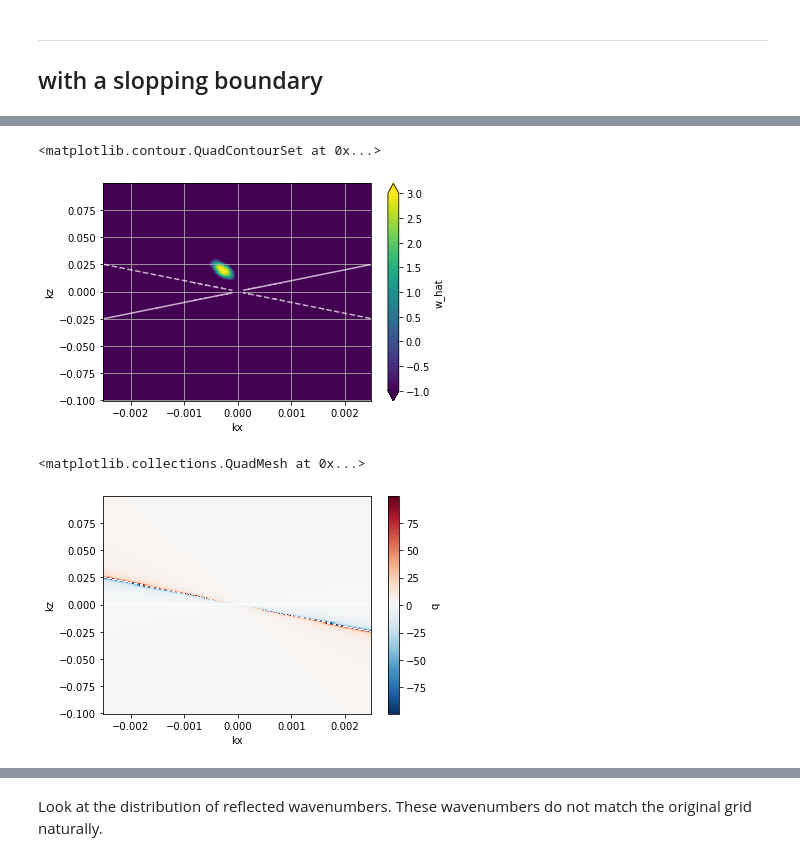
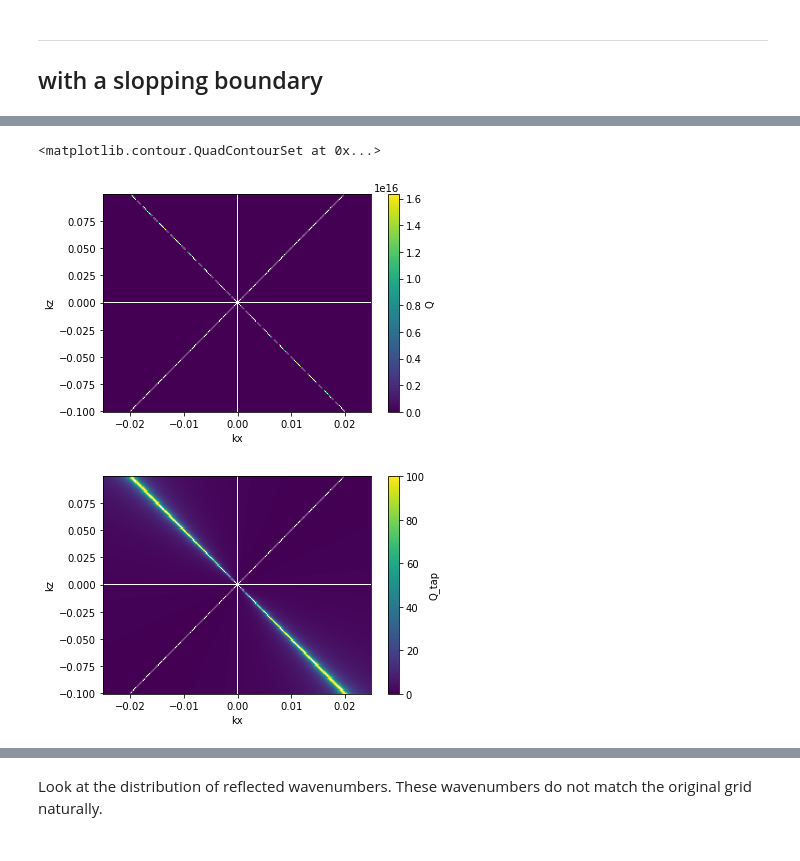
Before and after one commit to apatlpo/das_work, a Jupyter notebook: theory/iwave_packet.ipynb, the cells around one changed output, grey strips where cells are left out. Cells and saved outputs as stored; diff of their text form; code cells hidden in the pictures.

```diff
--- a/theory/iwave_packet.ipynb
+++ b/theory/iwave_packet.ipynb
@@ -557,7 +578,12 @@ ax.grid()
 ---
 
 ## with a slopping boundary
+# %%
+ds0 = ds
+# %%
+ds = ds0.copy()
 # %%
-gamma = -.1 # bathymetric slope
+gamma = -.2 # bathymetric slope
 z_bottom = -1000
+z_bottom = 0
 # %%
@@ -564,0 +594,12 @@ ds["kx_r"], ds["ky_r"], ds["kz_r"], ds["Q"], ds["q"] = ds.iw.reflected_wave(gamm
+# %%
+# tapper wavenumbers and response
+kx_max = float(max(ds.kx))
+kz_max = float(max(ds.kz))
+
+tapper = lambda x, xmax: xmax*np.tanh(x/xmax)
+
+ds["kx_r_tap"] = tapper(ds.kx_r, kx_max)
+ds["kz_r_tap"] = tapper(ds.kz_r, kz_max)
+
+Q_max = 1e2
+ds["Q_tap"] = tapper(ds.Q, Q_max)
@@ -572,21 +643,21 @@ da.plot(x="kx")
 # %%
-da = np.abs(ds["w_hat"])
-da = np.log10(da)
-da.plot(x="kx", vmin=-1, vmax=3)
-plt.grid()
-#xi.plot.contour(x="x", levels=[0], colors=["0.4"])
-
-ax
+fig, ax = plt.subplots(1,1)
+da = np.abs(ds.Q)
+#da = np.log10(da)
+da.plot(x="kx", ax=ax)
 
 nslope = (ds.iw.cg_z/ds.iw.cg_x) / gamma
-nslope.plot.contour(x="kx", levels=[-1, 1.], colors=["w"], alpha=0.7)
+nslope.plot.contour(x="kx", levels=[-1, 1.], colors=["w"], alpha=0.3)
+
+fig, ax = plt.subplots(1,1)
+da = np.abs(ds.Q_tap)
+#da = interp_na(da, ["kx","kz"])
+#da = np.log10(da)
+da.plot(x="kx", ax=ax)
+
+nslope = (ds.iw.cg_z/ds.iw.cg_x) / gamma
+nslope.plot.contour(x="kx", levels=[-1, 1.], colors=["w"], alpha=0.3)
 # %% [output]
 <matplotlib.contour.QuadContourSet at 0x...>
-[figure, old version]
+[figure, new version]
+[figure, added]
-# %%
-da = ds.q
-da = da.where(np.log10(np.abs(da))<2)
-da.plot(x="kx")
-# %% [output]
-<matplotlib.collections.QuadMesh at 0x...>
-[figure, removed]
```
Also changed, not shown: parts of 48 cells of this notebook, 4 other files.
